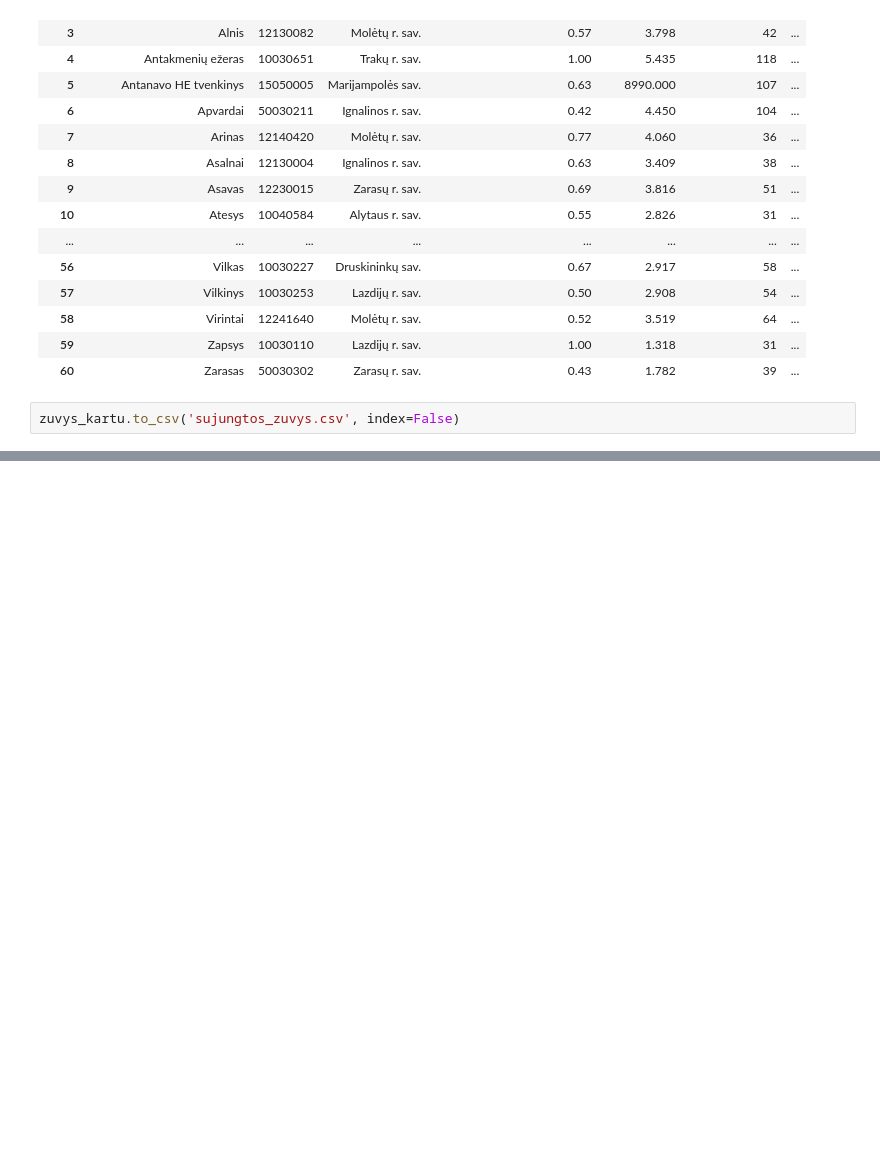
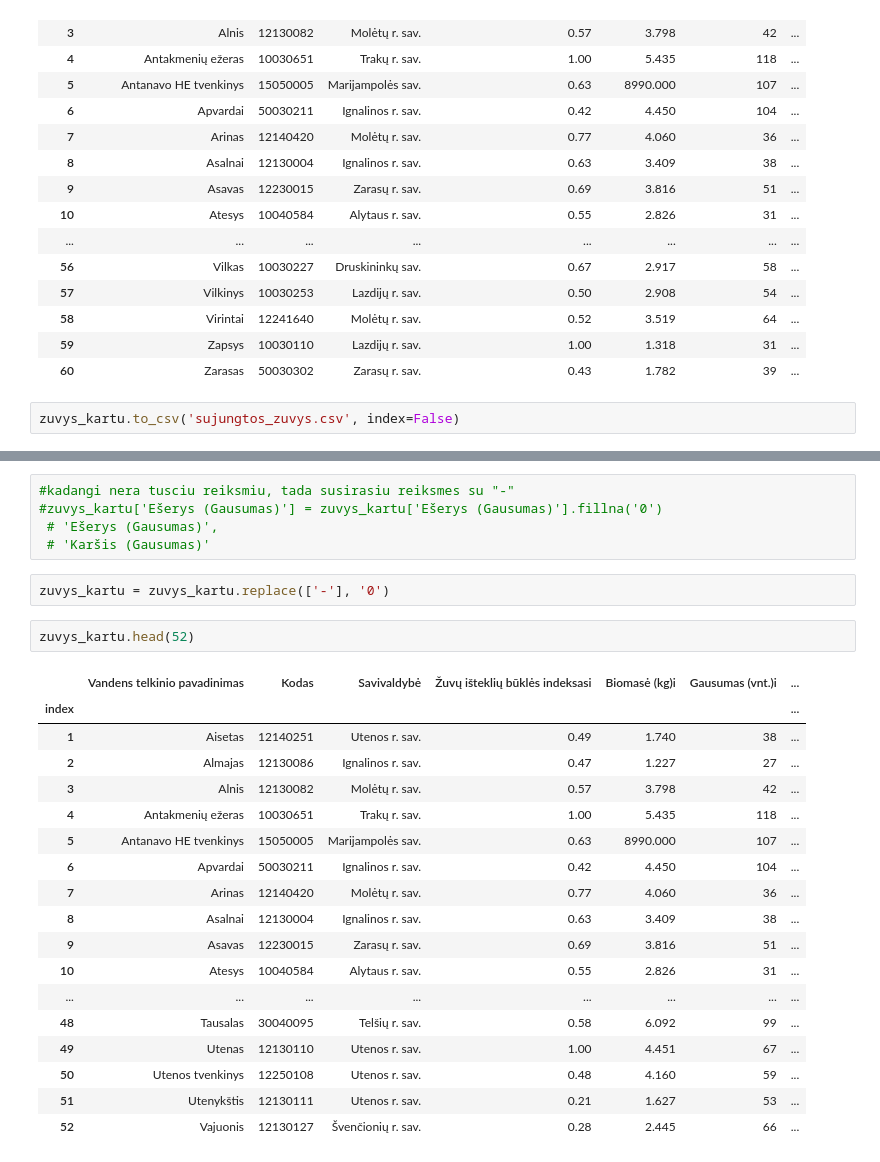
Before and after one commit to Aurume/Baigiamasis, a Jupyter notebook: Baigiam.ipynb, the cells around one changed output, grey strips where cells are left out. Saved outputs shown, nothing was run; the diff lists cells and outputs as text; blank space fills up the shorter version.

```diff
--- a/Baigiam.ipynb
+++ b/Baigiam.ipynb
@@ -196,0 +232,28 @@ zuvys_kartu.to_csv('sujungtos_zuvys.csv', index=False)
+# %%
+#kadangi nera tusciu reiksmiu, tada susirasiu reiksmes su "-"
+#zuvys_kartu['Ešerys (Gausumas)'] = zuvys_kartu['Ešerys (Gausumas)'].fillna('0')
+ # 'Ešerys (Gausumas)',
+ # 'Karšis (Gausumas)'
+# %%
+zuvys_kartu = zuvys_kartu.replace(['-'], '0')
+# %%
+zuvys_kartu.head(52)
+# %% [output]
+|  | Vandens telkinio pavadinimas | Kodas | Savivaldybė | Žuvų išteklių būklės indeksasi | Biomasė (kg)i | Gausumas (vnt.)i | ... |
+| index |  |  |  |  |  |  | ... |
+| 1 | Aisetas | 12140251 | Utenos r. sav. | 0.49 | 1.740 | 38 | ... |
+| 2 | Almajas | 12130086 | Ignalinos r. sav. | 0.47 | 1.227 | 27 | ... |
+| 3 | Alnis | 12130082 | Molėtų r. sav. | 0.57 | 3.798 | 42 | ... |
+| 4 | Antakmenių ežeras | 10030651 | Trakų r. sav. | 1.00 | 5.435 | 118 | ... |
+| 5 | Antanavo HE tvenkinys | 15050005 | Marijampolės sav. | 0.63 | 8990.000 | 107 | ... |
+| 6 | Apvardai | 50030211 | Ignalinos r. sav. | 0.42 | 4.450 | 104 | ... |
+| 7 | Arinas | 12140420 | Molėtų r. sav. | 0.77 | 4.060 | 36 | ... |
+| 8 | Asalnai | 12130004 | Ignalinos r. sav. | 0.63 | 3.409 | 38 | ... |
+| 9 | Asavas | 12230015 | Zarasų r. sav. | 0.69 | 3.816 | 51 | ... |
+| 10 | Atesys | 10040584 | Alytaus r. sav. | 0.55 | 2.826 | 31 | ... |
+| ... | ... | ... | ... | ... | ... | ... | ... |
+| 48 | Tausalas | 30040095 | Telšių r. sav. | 0.58 | 6.092 | 99 | ... |
+| 49 | Utenas | 12130110 | Utenos r. sav. | 1.00 | 4.451 | 67 | ... |
+| 50 | Utenos tvenkinys | 12250108 | Utenos r. sav. | 0.48 | 4.160 | 59 | ... |
+| 51 | Utenykštis | 12130111 | Utenos r. sav. | 0.21 | 1.627 | 53 | ... |
+| 52 | Vajuonis | 12130127 | Švenčionių r. sav. | 0.28 | 2.445 | 66 | ... |
```
Also changed, not shown: parts of 20 cells of this notebook.
